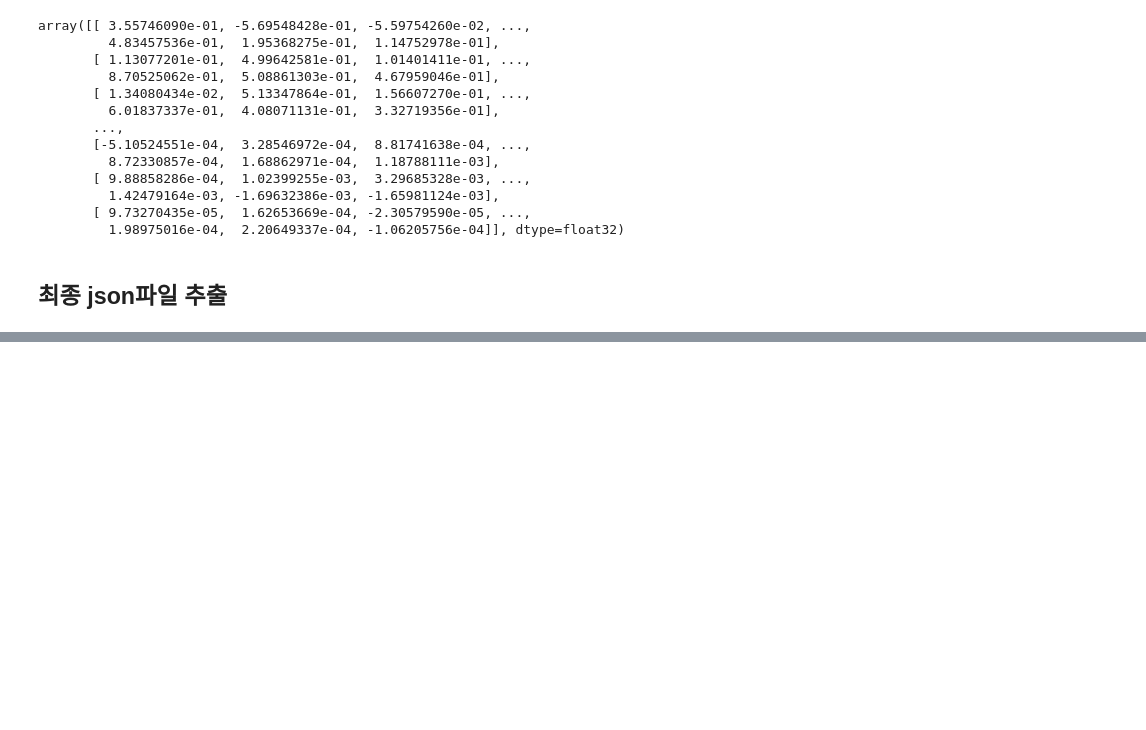
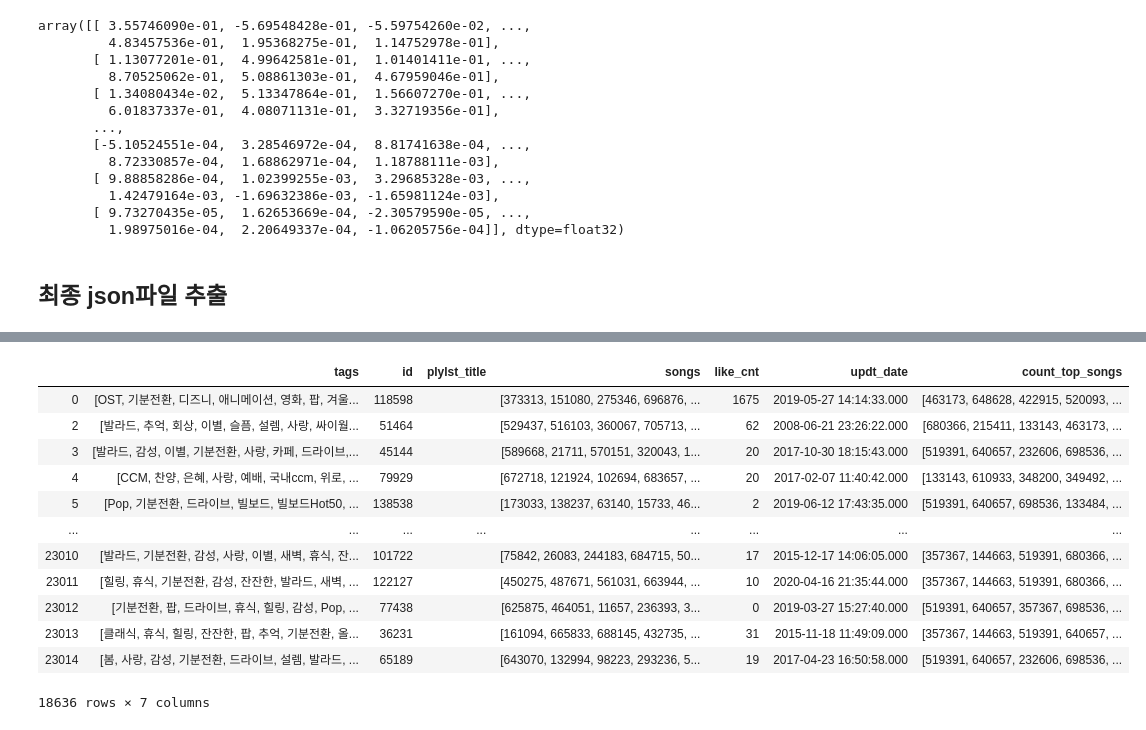
Before and after one commit to hmkim312/recommendation_project, a Jupyter notebook: playlist_recommendation/melon-recommandation.ipynb, the cells around one changed output, grey strips where cells are left out. Saved outputs shown, nothing was run; the diff lists cells and outputs as text; code cells hidden in the pictures; blank space fills up the shorter version.

```diff
--- a/playlist_recommendation/melon-recommandation.ipynb
+++ b/playlist_recommendation/melon-recommandation.ipynb
@@ -302,0 +309,2 @@ with open('ret.json', 'w', encoding='utf-8') as f:
+# %%
+val_w_full_tags = pd.read_json('./raw_data/val_copy.json')
@@ -302,0 +374,9 @@ with open('ret.json', 'w', encoding='utf-8') as f:
+# %%
+# 중복 검사, 같은 노래면 카운트를 더해라(dict로 만들어서)
+def song_count(tags):
+    ls = []
+    for tag in tags:
+        ls += list(itertools.islice(raw_tag_song[raw_tag_song['tags'] == tag]['songs_num'].tolist()[0].items(), 20))
+    ls.sort(key = lambda element : element[1], reverse=True)
+
+    return [int(i[0]) for i in ls]
@@ -302,0 +387,4 @@ with open('ret.json', 'w', encoding='utf-8') as f:
+# %%
+# songs에 노래가 있는 데이터
+val_w_full_tags_songs_in = val_w_full_tags[val_w_full_tags['songs'].apply(lambda x : len(x)) != 0]
+val_w_full_tags_songs_in
@@ -302,0 +405,20 @@ with open('ret.json', 'w', encoding='utf-8') as f:
+# %%
+# 8분 걸림
+val_w_full_tags_songs_in['count_top_songs'] = val_w_full_tags_songs_in['tags'].apply(lambda x : song_count(x))
+# %%
+# count_top_songs len 100인지 확인
+val_w_full_tags_songs_in
+# %% [output]
+|  | tags | id | plylst_title | songs | like_cnt | updt_date | count_top_songs |
+| 0 | [OST, 기분전환, 디즈니, 애니메이션, 영화, 팝, 겨울... | 118598 |  | [373313, 151080, 275346, 696876, ... | 1675 | 2019-05-27 14:14:33.000 | [463173, 648628, 422915, 520093, ... |
+| 2 | [발라드, 추억, 회상, 이별, 슬픔, 설렘, 사랑, 싸이월... | 51464 |  | [529437, 516103, 360067, 705713, ... | 62 | 2008-06-21 23:26:22.000 | [680366, 215411, 133143, 463173, ... |
+| 3 | [발라드, 감성, 이별, 기분전환, 사랑, 카페, 드라이브,... | 45144 |  | [589668, 21711, 570151, 320043, 1... | 20 | 2017-10-30 18:15:43.000 | [519391, 640657, 232606, 698536, ... |
+| 4 | [CCM, 찬양, 은혜, 사랑, 예배, 국내ccm, 위로, ... | 79929 |  | [672718, 121924, 102694, 683657, ... | 20 | 2017-02-07 11:40:42.000 | [133143, 610933, 348200, 349492, ... |
+| 5 | [Pop, 기분전환, 드라이브, 빌보드, 빌보드Hot50, ... | 138538 |  | [173033, 138237, 63140, 15733, 46... | 2 | 2019-06-12 17:43:35.000 | [519391, 640657, 698536, 133484, ... |
+| ... | ... | ... | ... | ... | ... | ... | ... |
+| 23010 | [발라드, 기분전환, 감성, 사랑, 이별, 새벽, 휴식, 잔... | 101722 |  | [75842, 26083, 244183, 684715, 50... | 17 | 2015-12-17 14:06:05.000 | [357367, 144663, 519391, 680366, ... |
+| 23011 | [힐링, 휴식, 기분전환, 감성, 잔잔한, 발라드, 새벽, ... | 122127 |  | [450275, 487671, 561031, 663944, ... | 10 | 2020-04-16 21:35:44.000 | [357367, 144663, 519391, 680366, ... |
+| 23012 | [기분전환, 팝, 드라이브, 휴식, 힐링, 감성, Pop, ... | 77438 |  | [625875, 464051, 11657, 236393, 3... | 0 | 2019-03-27 15:27:40.000 | [519391, 640657, 357367, 698536, ... |
+| 23013 | [클래식, 휴식, 힐링, 잔잔한, 팝, 추억, 기분전환, 올... | 36231 |  | [161094, 665833, 688145, 432735, ... | 31 | 2015-11-18 11:49:09.000 | [357367, 144663, 519391, 640657, ... |
+| 23014 | [봄, 사랑, 감성, 기분전환, 드라이브, 설렘, 발라드, ... | 65189 |  | [643070, 132994, 98223, 293236, 5... | 19 | 2017-04-23 16:50:58.000 | [519391, 640657, 232606, 698536, ... |
+18636 rows × 7 columns
```
Also changed, not shown: parts of 71 cells of this notebook, 1 other file.
